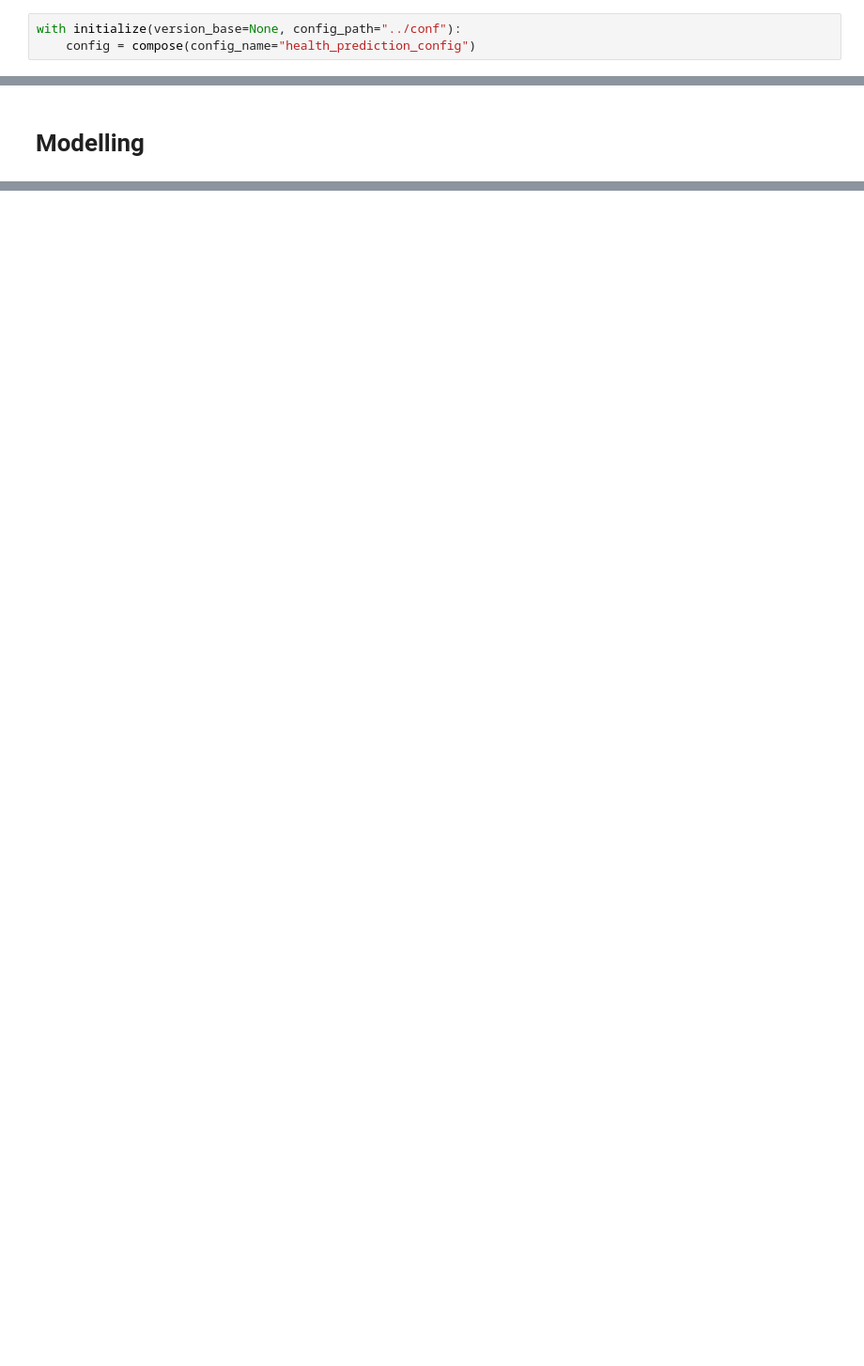
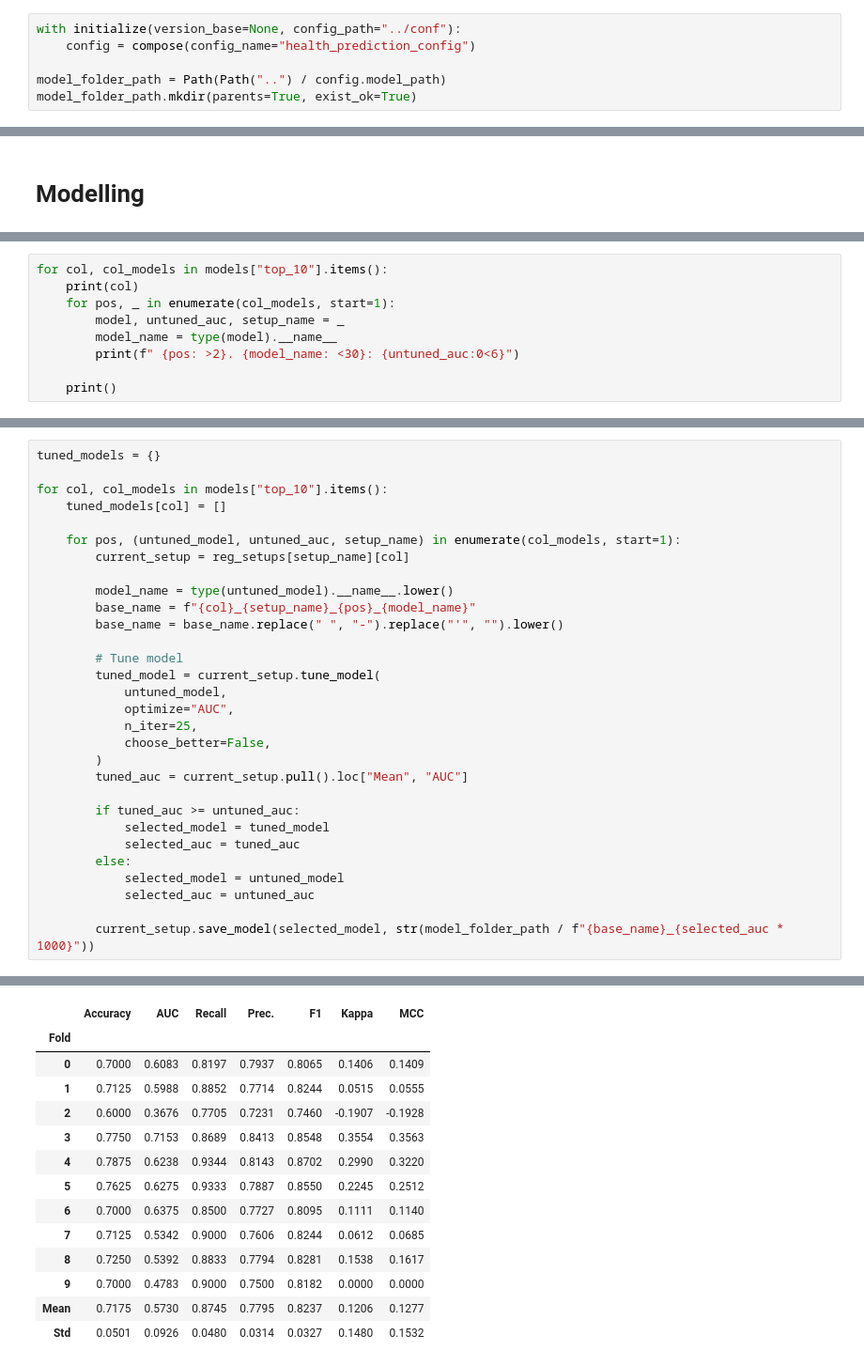
Before and after one commit to Dam314159/Machine-Learning-Operations, a Jupyter notebook: notebooks/Health_Modelling.ipynb, the cells around one changed output, grey strips where cells are left out. Shown at 94% size. Saved outputs shown, nothing was run; the diff lists cells and outputs as text; blank space fills up the shorter version.

```diff
--- a/notebooks/Health_Modelling.ipynb
+++ b/notebooks/Health_Modelling.ipynb
@@ -12,6 +12,9 @@ from pycaret import classification
 # %%
 with initialize(version_base=None, config_path="../conf"):
     config = compose(config_name="health_prediction_config")
+
+model_folder_path = Path(Path("..") / config.model_path)
+model_folder_path.mkdir(parents=True, exist_ok=True)
 # %% [markdown]
 # Load data
 # %%
@@ -240,0 +235,9 @@ performance_comparison
+# %%
+for col, col_models in models["top_10"].items():
+    print(col)
+    for pos, _ in enumerate(col_models, start=1):
+        model, untuned_auc, setup_name = _
+        model_name = type(model).__name__
+        print(f" {pos: >2}. {model_name: <30}: {untuned_auc:0<6}")
+
+    print()
@@ -240,0 +264,31 @@ performance_comparison
+# %%
+tuned_models = {}
+
+for col, col_models in models["top_10"].items():
+    tuned_models[col] = []
+
+    for pos, (untuned_model, untuned_auc, setup_name) in enumerate(col_models, start=1):
+        current_setup = reg_setups[setup_name][col]
+
+        model_name = type(untuned_model).__name__.lower()
+        base_name = f"{col}_{setup_name}_{pos}_{model_name}"
+        base_name = base_name.replace(" ", "-").replace("'", "").lower()
+
+        # Tune model
+        tuned_model = current_setup.tune_model(
+            untuned_model,
+            optimize="AUC",
+            n_iter=25,
+            choose_better=False,
+        )
+        tuned_auc = current_setup.pull().loc["Mean", "AUC"]
+
+        if tuned_auc >= untuned_auc:
+            selected_model = tuned_model
+            selected_auc = tuned_auc
+        else:
+            selected_model = untuned_model
+            selected_auc = untuned_auc
+
+        current_setup.save_model(selected_model, str(model_folder_path / f"{base_name}_{selected_auc * 1000}"))
+# %% [output]
@@ -240,0 +296,14 @@ performance_comparison
+|  | Accuracy | AUC | Recall | Prec. | F1 | Kappa | MCC |
+| Fold |  |  |  |  |  |  |  |
+| 0 | 0.7000 | 0.6083 | 0.8197 | 0.7937 | 0.8065 | 0.1406 | 0.1409 |
+| 1 | 0.7125 | 0.5988 | 0.8852 | 0.7714 | 0.8244 | 0.0515 | 0.0555 |
+| 2 | 0.6000 | 0.3676 | 0.7705 | 0.7231 | 0.7460 | -0.1907 | -0.1928 |
+| 3 | 0.7750 | 0.7153 | 0.8689 | 0.8413 | 0.8548 | 0.3554 | 0.3563 |
+| 4 | 0.7875 | 0.6238 | 0.9344 | 0.8143 | 0.8702 | 0.2990 | 0.3220 |
+| 5 | 0.7625 | 0.6275 | 0.9333 | 0.7887 | 0.8550 | 0.2245 | 0.2512 |
+| 6 | 0.7000 | 0.6375 | 0.8500 | 0.7727 | 0.8095 | 0.1111 | 0.1140 |
+| 7 | 0.7125 | 0.5342 | 0.9000 | 0.7606 | 0.8244 | 0.0612 | 0.0685 |
+| 8 | 0.7250 | 0.5392 | 0.8833 | 0.7794 | 0.8281 | 0.1538 | 0.1617 |
+| 9 | 0.7000 | 0.4783 | 0.9000 | 0.7500 | 0.8182 | 0.0000 | 0.0000 |
+| Mean | 0.7175 | 0.5730 | 0.8745 | 0.7795 | 0.8237 | 0.1206 | 0.1277 |
+| Std | 0.0501 | 0.0926 | 0.0480 | 0.0314 | 0.0327 | 0.1480 | 0.1532 |
```
Also changed, not shown: parts of 8 cells of this notebook, 6 other files.
